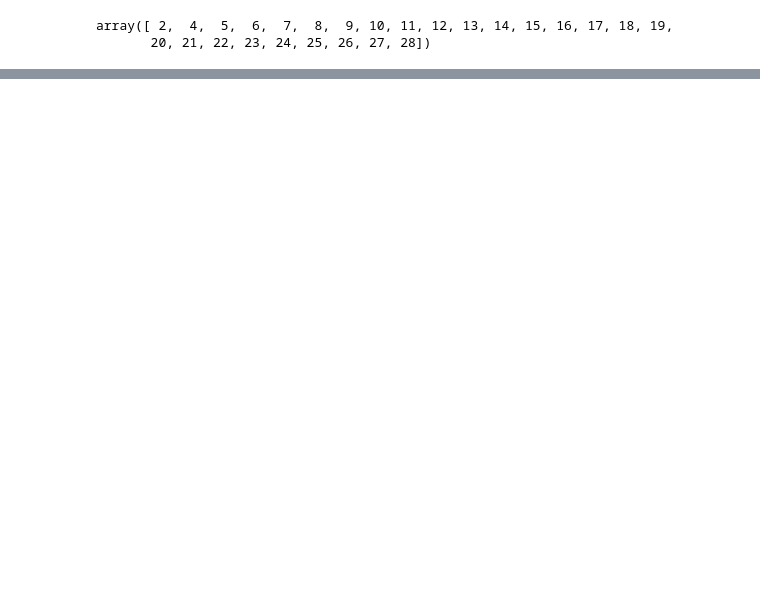
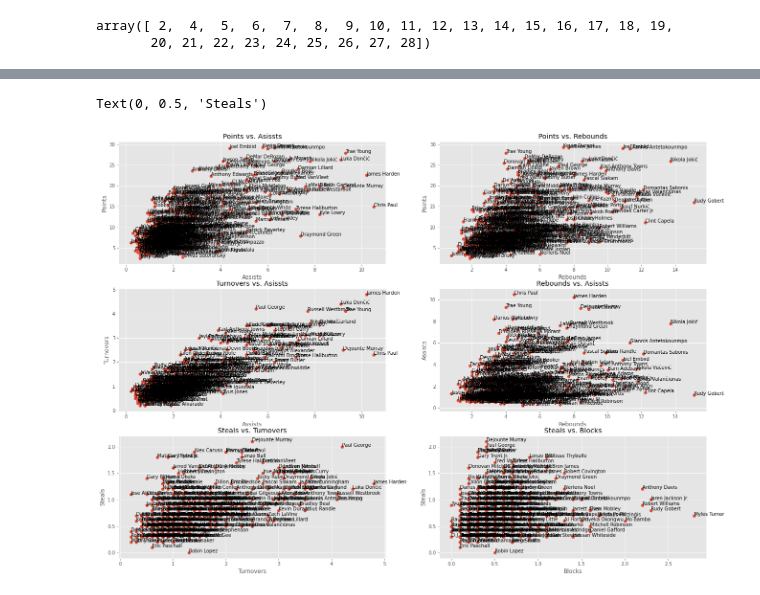
Before and after one commit to seher13/Nba, a Jupyter notebook: NBA_stats_2021_22_Web_scrapping.ipynb, the cells around one changed output, grey strips where cells are left out. Saved outputs shown, nothing was run; the diff lists cells and outputs as text; code cells hidden in the pictures; blank space fills up the shorter version.

```diff
--- a/NBA_stats_2021_22_Web_scrapping.ipynb
+++ b/NBA_stats_2021_22_Web_scrapping.ipynb
@@ -311,0 +322,4 @@ plt.show()
+# %%
+all = df3[(df3['MP'] >= 12) & (df3['G'] >= 20)].reset_index()
+all = all.iloc[:,1:]
+all
@@ -311,0 +340,56 @@ plt.show()
+# %%
+plt.style.use('ggplot')
+fig = plt.figure(figsize=(22,16))
+ax1 = fig.add_subplot(321)
+ax2 = fig.add_subplot(322)
+ax3 = fig.add_subplot(323)
+ax4 = fig.add_subplot(324)
+ax5 = fig.add_subplot(325)
+ax6 = fig.add_subplot(326)
+
+
+ax1.scatter(all['AST'], all['PTS'])
+for i, txt in enumerate(all['Player']):
+  ax1.annotate(txt, (all.loc[i,'AST'], all.loc[i,'PTS']))
+ax1.set_title('Points vs. Asissts')
+ax1.set_xlabel('Assists')
+ax1.set_ylabel('Points')
+
+ax2.scatter(all['TRB'], all['PTS'])
+for i, txt in enumerate(all['Player']):
+  ax2.annotate(txt, (all.loc[i,'TRB'], all.loc[i,'PTS']))
+ax2.set_title('Points vs. Rebounds')
+ax2.set_xlabel('Rebounds')
+ax2.set_ylabel('Points')
+
+ax3.scatter(all['AST'], all['TOV'])
+for i, txt in enumerate(all['Player']):
+  ax3.annotate(txt, (all.loc[i,'AST'], all.loc[i,'TOV']))
+ax3.set_title('Turnovers vs. Asissts')
+ax3.set_xlabel('Assists')
+ax3.set_ylabel('Turnovers')
+
+
+ax4.scatter(all['TRB'], all['AST'])
+for i, txt in enumerate(all['Player']):
+  ax4.annotate(txt, (all.loc[i,'TRB'], all.loc[i,'AST']))
+ax4.set_title('Rebounds vs. Asissts')
+ax4.set_xlabel('Rebounds')
+ax4.set_ylabel('Assists')
+
+ax5.scatter(all['TOV'], all['STL'])
+for i, txt in enumerate(all['Player']):
+  ax5.annotate(txt, (all.loc[i,'TOV'], all.loc[i,'STL']))
+ax5.set_title('Steals vs. Turnovers')
+ax5.set_xlabel('Turnovers')
+ax5.set_ylabel('Steals')
+
+ax6.scatter(all['BLK'], all['STL'])
+for i, txt in enumerate(all['Player']):
+  ax6.annotate(txt, (all.loc[i,'BLK'], all.loc[i,'STL']))
+ax6.set_title('Steals vs. Blocks')
+ax6.set_xlabel('Blocks')
+ax6.set_ylabel('Steals')
+# %% [output]
+Text(0, 0.5, 'Steals')
+[figure, added]
```
Also changed, not shown: parts of 18 cells of this notebook.
